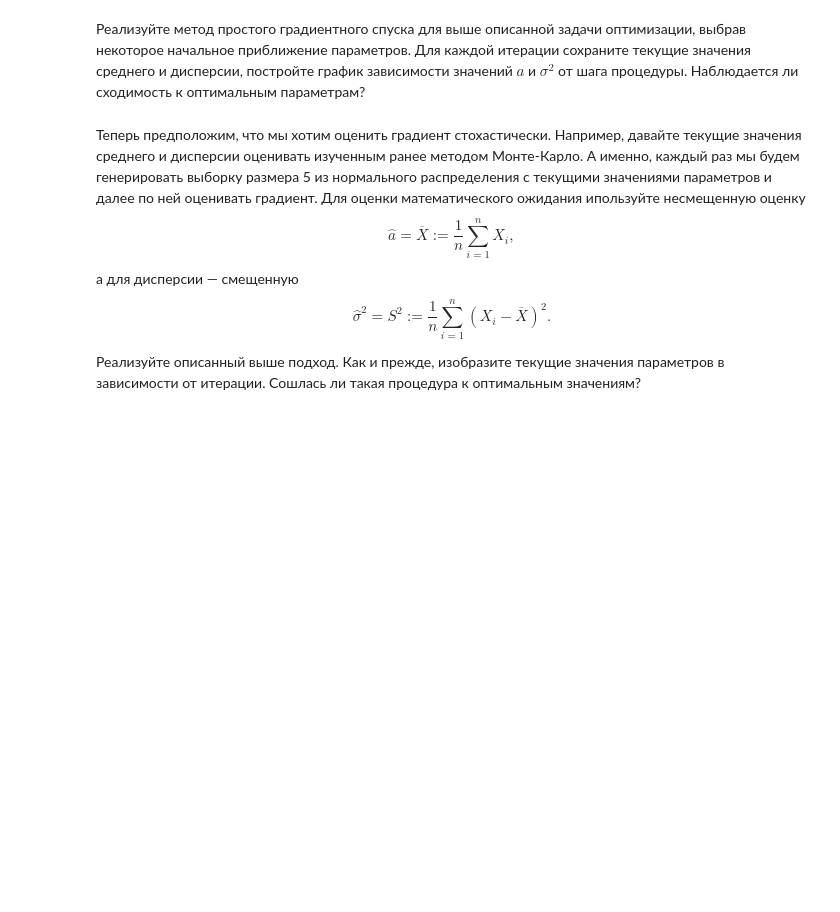
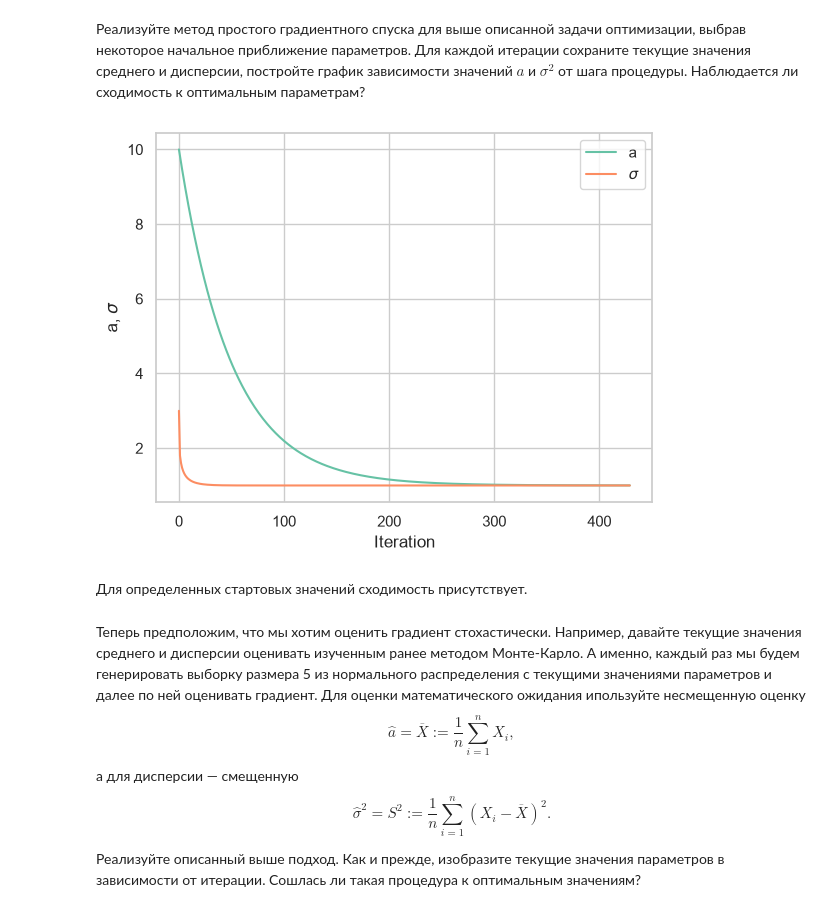
Before and after one commit to rudenkornk/ml_experiments, a Jupyter notebook: src/task-2l.ipynb, the cells around one changed output. Cells and saved outputs as stored; diff of their text form; code cells hidden in the pictures; blank space fills up the shorter version.

```diff
--- a/src/task-2l.ipynb
+++ b/src/task-2l.ipynb
@@ -171,7 +250,38 @@ $$
 # %% [markdown]
 Реализуйте метод простого градиентного спуска для выше описанной задачи оптимизации, выбрав некоторое начальное приближение параметров. Для каждой итерации сохраните текущие значения среднего и дисперсии, постройте график зависимости значений $a$ и $\sigma^2$ от шага процедуры. Наблюдается ли сходимость к оптимальным параметрам?
 # %%
-...
+def f(a, s):
+    return (a - 1)**2 + (s**2 - 1)**2
+
+a_start = 10
+s_start = 3
+
+a = a_start
+s = s_start
+eps = 10**(-7)
+eta = 10**(-2)
+diff = 1
+A = [a]
+S = [s]
+
+while diff > eps:
+    a-= eta * 2 * (a - 1)
+    s-= eta * 5 * s * (s * s - 1)
+    A.append(a)
+    S.append(s)
+    diff = abs(f(A[-1], S[-1]) - f(A[-2], S[-2]))
+# %%
+plt.plot(A, label="a")
+plt.plot(S, label="$\\sigma$")
+plt.xlabel("Iteration")
+plt.ylabel("a, $\\sigma$")
+plt.legend()
+plt.grid(True)
+plt.show()
+# %% [output]
+[figure, added]
+# %% [markdown]
+Для определенных стартовых значений сходимость присутствует.
 # %% [markdown]
 Теперь предположим, что мы хотим оценить градиент стохастически. Например, давайте текущие значения среднего и дисперсии оценивать изученным ранее методом Монте-Карло. А именно, каждый раз мы будем генерировать выборку размера 5 из нормального распределения с текущими значениями параметров и далее по ней оценивать градиент.
 Для оценки математического ожидания ипользуйте несмещенную оценку
```
Also changed, not shown: parts of 28 cells of this notebook, 6 other files.
